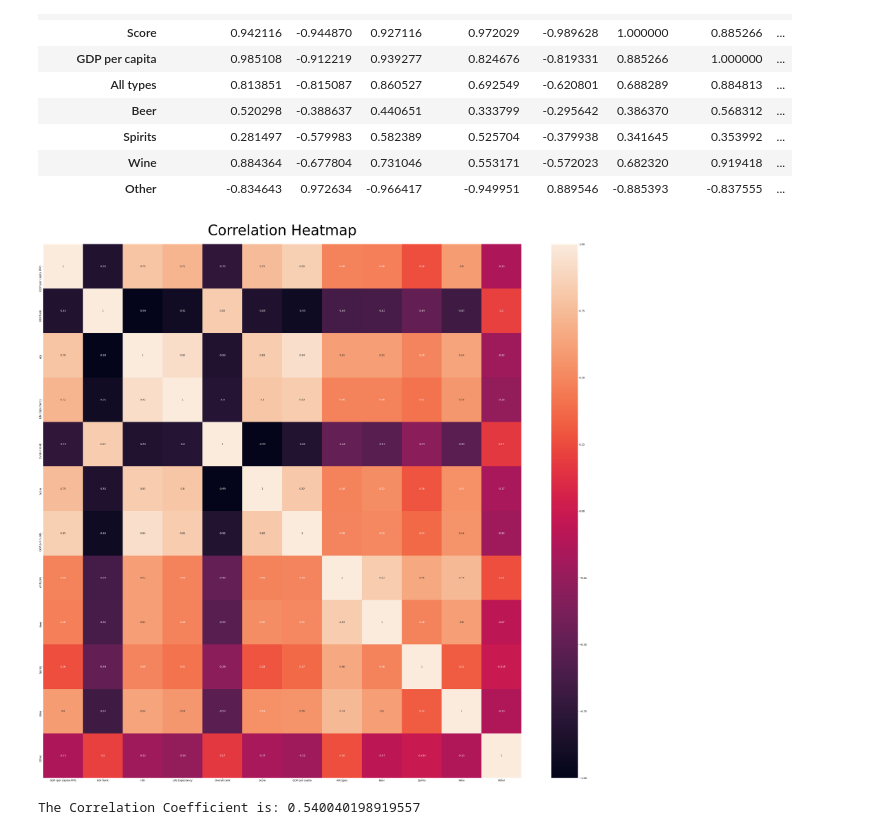
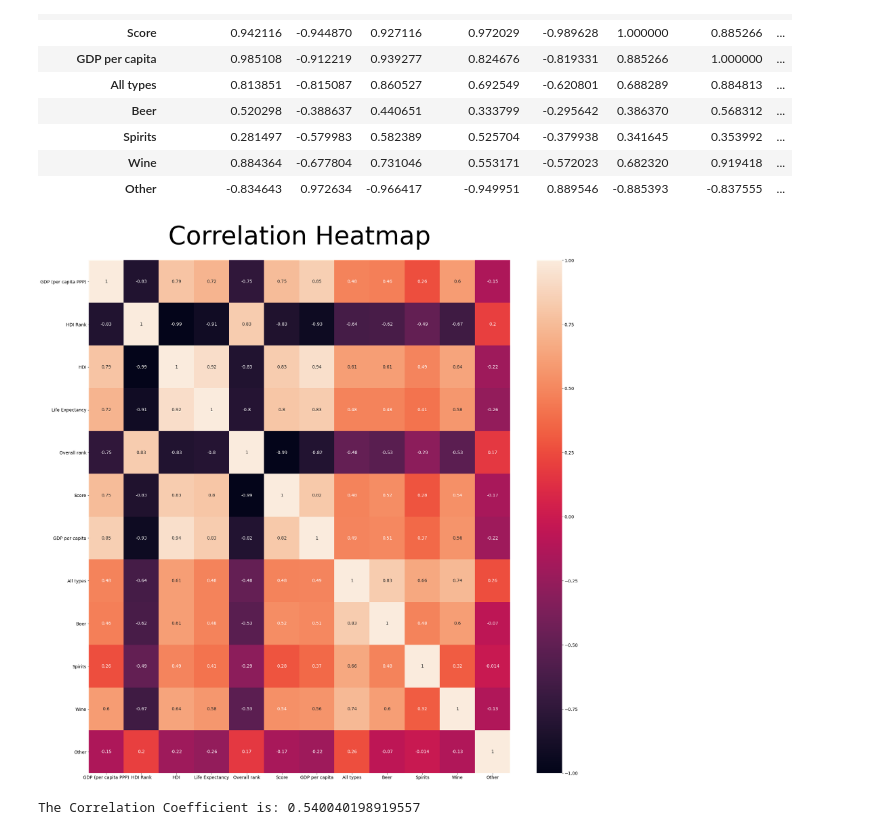
Before and after one commit to Steff-C/Project-1-Happiness-, a Jupyter notebook: Happiness.ipynb, the cells around one changed output. Saved outputs shown, nothing was run; the diff lists cells and outputs as text; code cells hidden in the pictures.

```diff
--- a/Happiness.ipynb
+++ b/Happiness.ipynb
@@ -864,13 +864,12 @@ top_five_countires_beer_sort.corr()
 | Wine | 0.884364 | -0.677804 | 0.731046 | 0.553171 | -0.572023 | 0.682320 | 0.919418 | ... |
 | Other | -0.834643 | 0.972634 | -0.966417 | -0.949951 | 0.889546 | -0.885393 | -0.837555 | ... |
 # %%
-
-plt.figure(figsize=(60, 55))
+plt.figure(figsize=(30, 30))
 heatmap =sns.heatmap(final_results.corr(),vmin=-1, vmax=1, annot=True)
 heatmap.set_title('Correlation Heatmap', fontdict={'fontsize':80}, pad=50)
 plt.savefig('output_data/Correlation_Heatmap.png')
 # %% [output]
-[figure, old version]
+[figure, new version]
 # %%
 # Steph's code stops here:
 # %%
```
Also changed, not shown: 1 other file.
